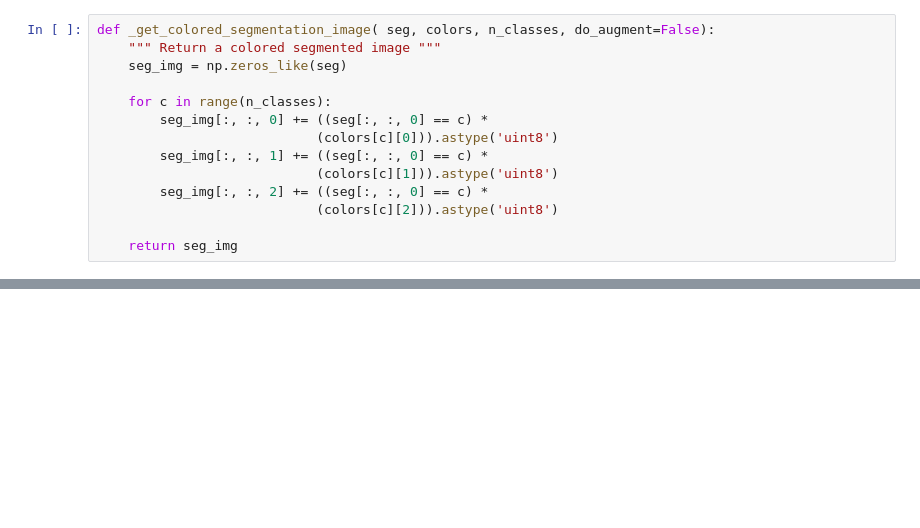
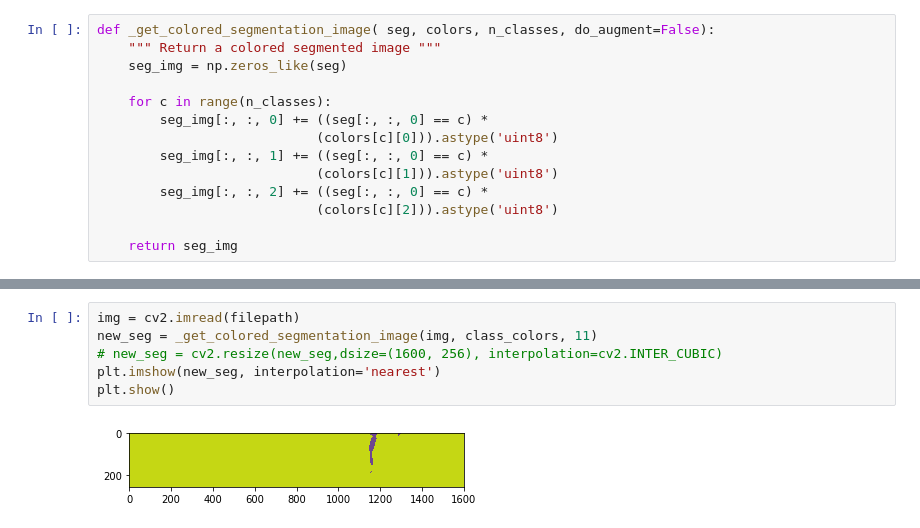
Before and after one commit to blissray/ml-d-project, a Jupyter notebook: code/dl/semantic_segmentation/steel_defect/show_masks.ipynb, the cells around one changed output, grey strips where cells are left out. Drawn from its saved outputs; the diff is of its cells as text; blank space fills up the shorter version.

```diff
--- a/code/dl/semantic_segmentation/steel_defect/show_masks.ipynb
+++ b/code/dl/semantic_segmentation/steel_defect/show_masks.ipynb
@@ -81,0 +171,8 @@ plt.show()
+# %%
+img = cv2.imread(filepath)
+new_seg = _get_colored_segmentation_image(img, class_colors, 11)
+# new_seg = cv2.resize(new_seg,dsize=(1600, 256), interpolation=cv2.INTER_CUBIC)
+plt.imshow(new_seg, interpolation='nearest')
+plt.show()
+# %% [output]
+[figure, added]
```
Also changed, not shown: parts of 23 cells of this notebook, 7 other files.
